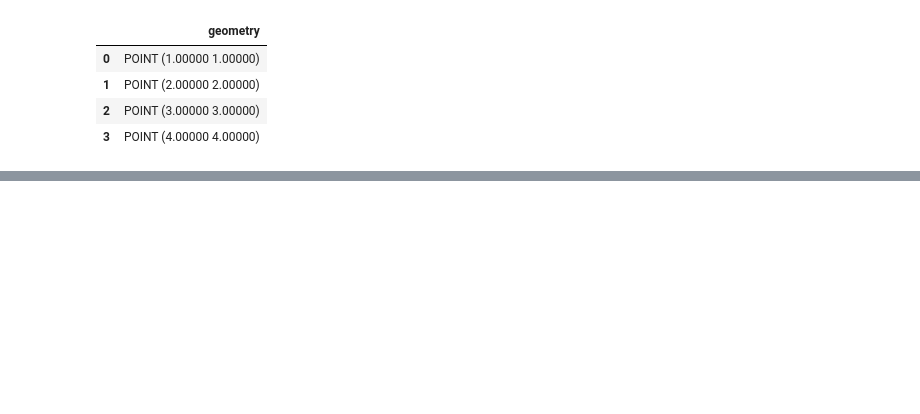
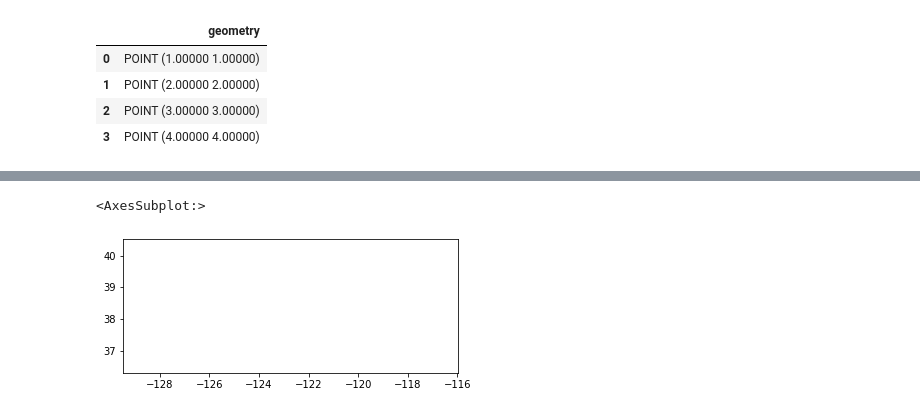
Before and after one commit to KalmanXiong/fmm-gps, a Jupyter notebook: show_routes.ipynb, the cells around one changed output, grey strips where cells are left out. Cells and saved outputs as stored; diff of their text form; code cells hidden in the pictures; blank space fills up the shorter version.

```diff
--- a/show_routes.ipynb
+++ b/show_routes.ipynb
@@ -41,6 +60,27 @@ def show_points(filename, dataType):
     return gdf
   else:
     print("NO SUCH FILE")
+
+def show_points_from_df(df, index, dataType):
+
+    #read whole file to a string
+    points = df.loc[index]["res"]
+    #print(points)
+    data = {'col1': ['name1'], 'wkt': points}
+    df1 = pd.DataFrame(data)
+    gs = gpd.GeoSeries.from_wkt(df1['wkt'])
+    gdf = gpd.GeoDataFrame(df1, geometry=gs, crs="EPSG:4326")
+    #print(type(gs))
+    if dataType == 2:
+      tmp = gdf.apply(lambda x: [y for y in x['geometry'].coords], axis=1)
+      x_ = []
+      y_ = []
+      for data in tmp[0]:
+        x_.append(data[0])
+        y_.append(data[1])
+      gdf = gpd.GeoDataFrame(
+        pd.DataFrame(), geometry=gpd.points_from_xy(x=x_, y=y_))
+    return gdf
 # %%
 x_ = []
 x_.append(1)
@@ -88,3 +135,8 @@ gdf_points[0]['geometry'][0].x
+# %%
+gdf_wkt[5]['geometry'].plot()
+# %% [output]
+<AxesSubplot:>
+[figure, added]
 # %%
 index = 9
 import matplotlib.pyplot as plt
```
Also changed, not shown: parts of 9 cells of this notebook, 7 other files.
